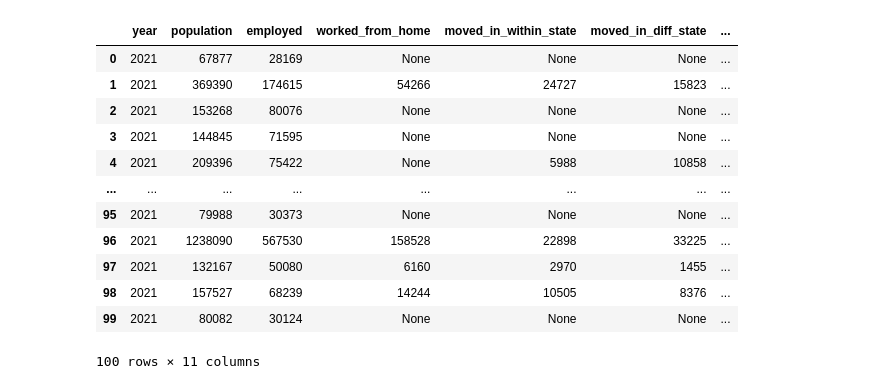
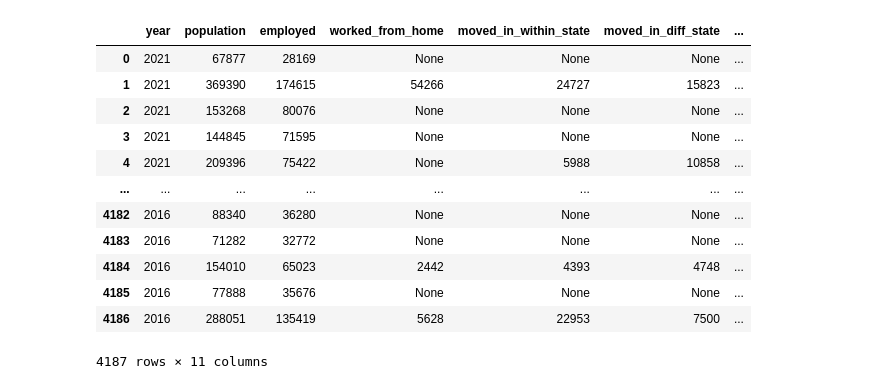
Before and after one commit to glarmour/Congresional-Analytics, a Jupyter notebook: Remotework_Impact_on_HousingPrices.ipynb, the cells around one changed output. Drawn from its saved outputs; the diff is of its cells as text; code cells hidden in the pictures.

```diff
--- a/Remotework_Impact_on_HousingPrices.ipynb
+++ b/Remotework_Impact_on_HousingPrices.ipynb
@@ -59,40 +56,40 @@ data_json2017 = json.loads(response2017.read())
 data_json2016 = json.loads(response2016.read())
 data_json2021.pop(0)
 data_json2019.pop(0)
 data_json2018.pop(0)
 data_json2017.pop(0)
 data_json2016.pop(0)
 cols = ['District Name','worked_from_home','moved_in_within_state','moved_in_diff_state','population','employed','population_1_year_ago','moved_out_same_state','moved_out_diff_state','State code', 'County Code']
 data2021 = pd.DataFrame(data_json2021, columns = cols)
 data2021['year'] =2021
 data2019 = pd.DataFrame(data_json2019, columns = cols)
 data2019['year'] =2019
 data2018 = pd.DataFrame(data_json2018, columns = cols)
 data2018['year'] =2018
 data2017 = pd.DataFrame(data_json2017, columns = cols)
 data2017['year'] =2017
 data2016 = pd.DataFrame(data_json2016, columns = cols)
 data2016['year'] =2016
 data5years = pd.concat([data2021,data2019,data2018,data2017,data2016],ignore_index=True, axis=0)
 data5years[['County', 'State']] = data5years['District Name'].str.split(',', expand=True)
 data5years['State'] = data5years['State'].str.strip()
 data5years['County'] = data5years['County'].str.strip()
 wfh_relocation_df = data5years[['year','population','employed','worked_from_home','moved_in_within_state','moved_in_diff_state','population_1_year_ago','moved_out_same_state','moved_out_diff_state','County', 'State']]
-wfh_relocation_df.head(100)
+wfh_relocation_df
 # %% [output]
 |  | year | population | employed | worked_from_home | moved_in_within_state | moved_in_diff_state | ... |
 | 0 | 2021 | 67877 | 28169 | None | None | None | ... |
 | 1 | 2021 | 369390 | 174615 | 54266 | 24727 | 15823 | ... |
 | 2 | 2021 | 153268 | 80076 | None | None | None | ... |
 | 3 | 2021 | 144845 | 71595 | None | None | None | ... |
 | 4 | 2021 | 209396 | 75422 | None | 5988 | 10858 | ... |
 | ... | ... | ... | ... | ... | ... | ... | ... |
-| 95 | 2021 | 79988 | 30373 | None | None | None | ... |
-| 96 | 2021 | 1238090 | 567530 | 158528 | 22898 | 33225 | ... |
-| 97 | 2021 | 132167 | 50080 | 6160 | 2970 | 1455 | ... |
-| 98 | 2021 | 157527 | 68239 | 14244 | 10505 | 8376 | ... |
-| 99 | 2021 | 80082 | 30124 | None | None | None | ... |
+| 4182 | 2016 | 88340 | 36280 | None | None | None | ... |
+| 4183 | 2016 | 71282 | 32772 | None | None | None | ... |
+| 4184 | 2016 | 154010 | 65023 | 2442 | 4393 | 4748 | ... |
+| 4185 | 2016 | 77888 | 35676 | None | None | None | ... |
+| 4186 | 2016 | 288051 | 135419 | 5628 | 22953 | 7500 | ... |
-100 rows × 11 columns
+4187 rows × 11 columns
 # %%
 #Import house sales data
 housing_df = pd.read_csv("https://files.zillowstatic.com/research/public_csvs/zhvi/County_zhvi_uc_sfrcondo_tier_0.33_0.67_sm_sa_month.csv?t=1677108411")
```
Also changed, not shown: parts of 8 cells of this notebook.
